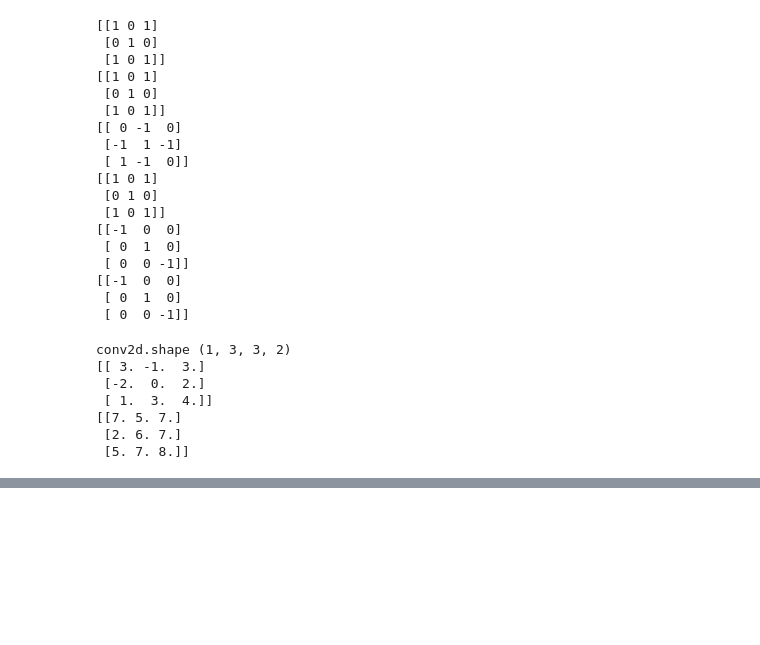
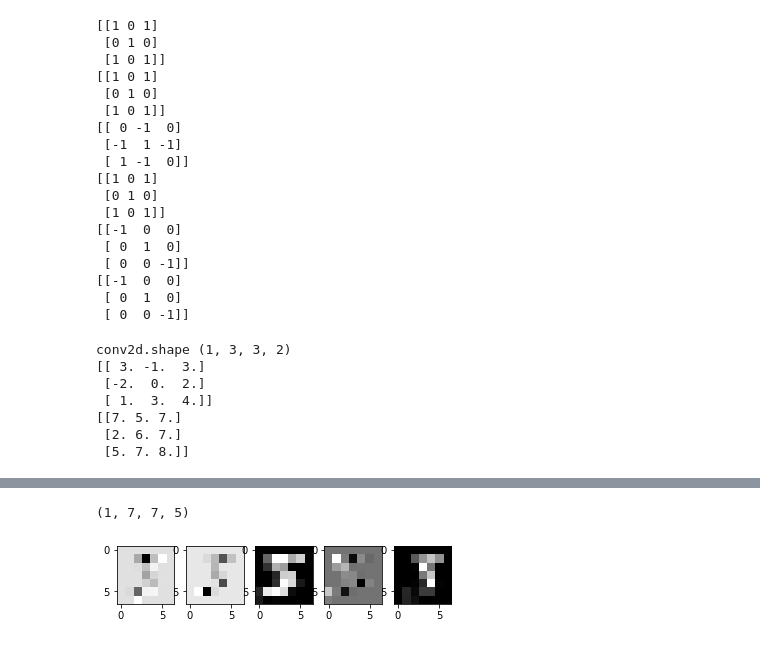
Before and after one commit to imguru-mooc/AI_Basic, a Jupyter notebook: 파이썬/14_day.ipynb, the cells around one changed output, grey strips where cells are left out. Drawn from its saved outputs; the diff is of its cells as text; code cells hidden in the pictures; blank space fills up the shorter version.

```diff
--- a/파이썬/14_day.ipynb
+++ b/파이썬/14_day.ipynb
@@ -209,0 +267,10 @@ conv2d.shape (1, 3, 3, 2)
+# %%
+pool = keras.layers.MaxPool2D(pool_size=(2,2), strides=(2,2), padding='same')(conv2d)
+print(pool.shape)
+feature_maps = np.swapaxes(pool, 0, 3)
+for i, feature_map in enumerate(feature_maps):
+    plt.subplot(1,5,i+1), plt.imshow(feature_map.reshape(7,7), cmap='gray')
+plt.show()
+# %% [output]
+(1, 7, 7, 5)
+[figure, added]
```
Also changed, not shown: parts of 22 cells of this notebook.
